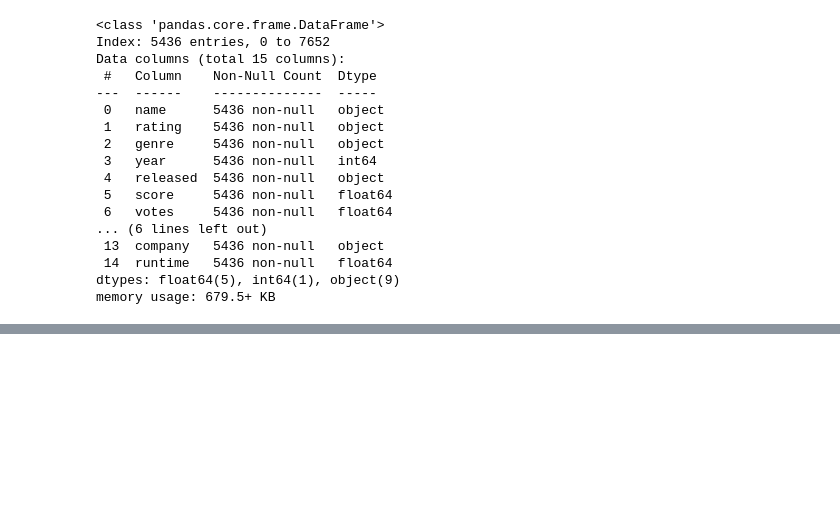
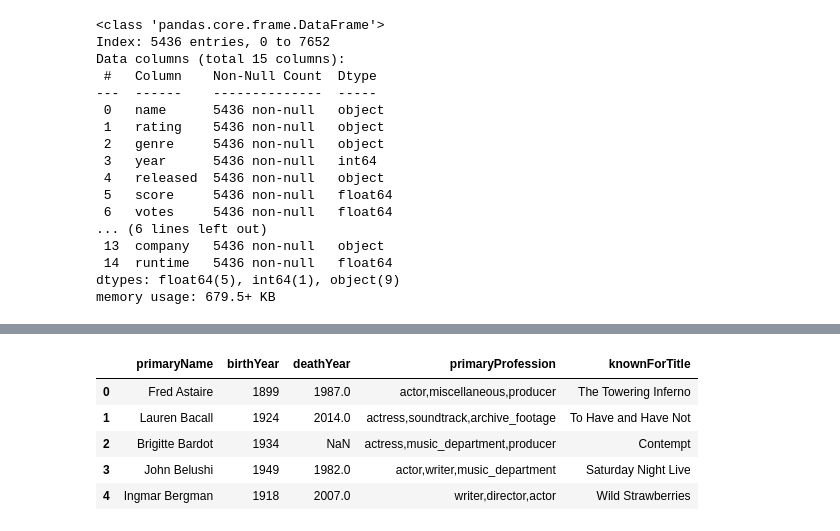
Before and after one commit to giosteh/ProgettoICon-MovieIndustryInsider, a Jupyter notebook: source/preprocessing.ipynb, the cells around one changed output, grey strips where cells are left out. Drawn from its saved outputs; the diff is of its cells as text; code cells hidden in the pictures; blank space fills up the shorter version.

```diff
--- a/source/preprocessing.ipynb
+++ b/source/preprocessing.ipynb
@@ -140,0 +184,9 @@ memory usage: 679.5+ KB
+# %%
+df.head()
+# %% [output]
+|  | primaryName | birthYear | deathYear | primaryProfession | knownForTitle |
+| 0 | Fred Astaire | 1899 | 1987.0 | actor,miscellaneous,producer | The Towering Inferno |
+| 1 | Lauren Bacall | 1924 | 2014.0 | actress,soundtrack,archive_footage | To Have and Have Not |
+| 2 | Brigitte Bardot | 1934 | NaN | actress,music_department,producer | Contempt |
+| 3 | John Belushi | 1949 | 1982.0 | actor,writer,music_department | Saturday Night Live |
+| 4 | Ingmar Bergman | 1918 | 2007.0 | writer,director,actor | Wild Strawberries |
```
Also changed, not shown: parts of 17 cells of this notebook, 4 other files.
